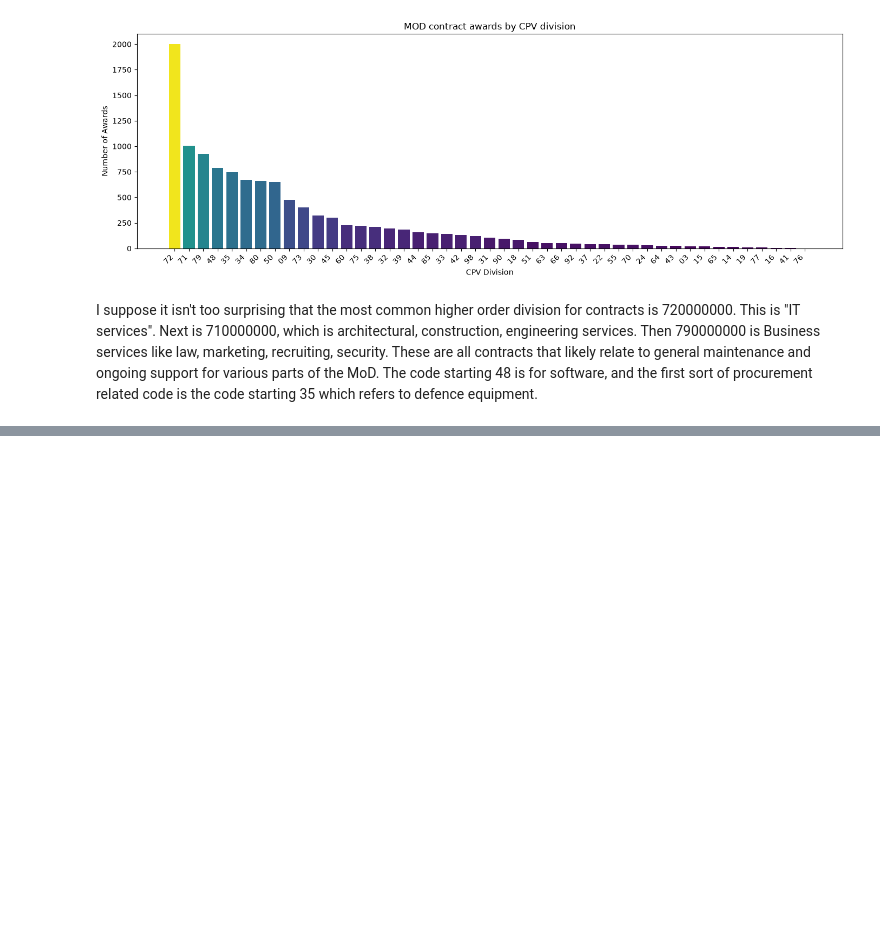
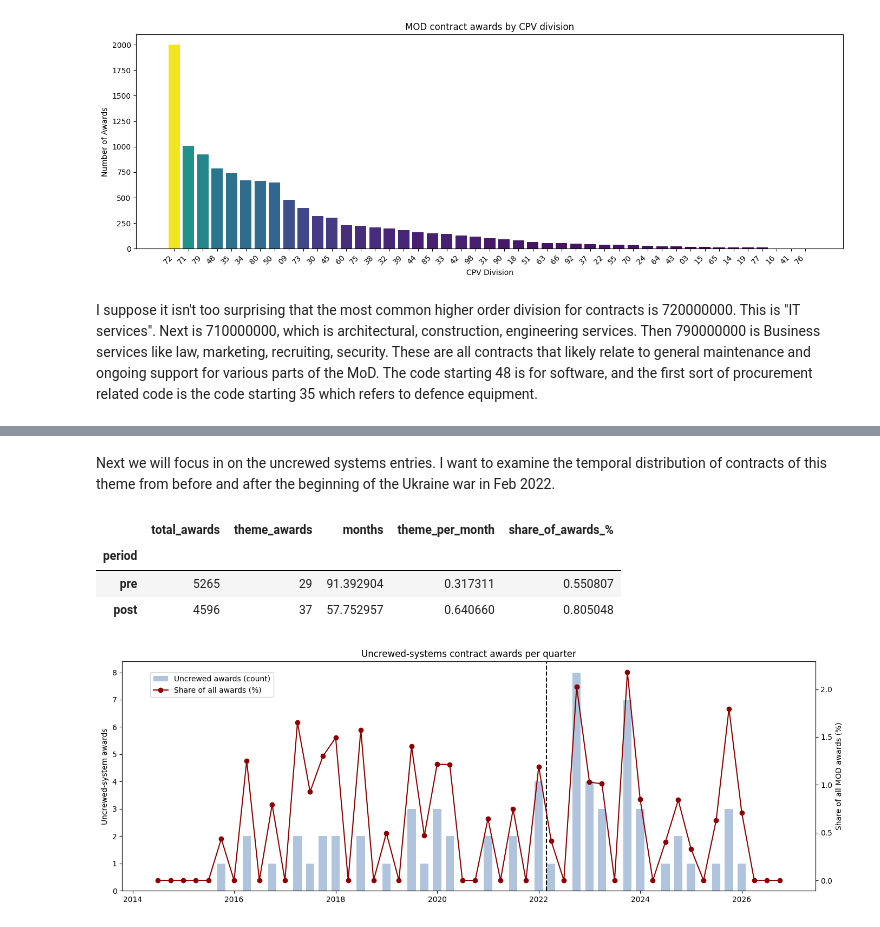
Before and after one commit to Toucanz/mod_contracts_analysis, a Jupyter notebook: contracts_notebook.ipynb, the cells around one changed output, grey strips where cells are left out. Saved outputs shown, nothing was run; the diff lists cells and outputs as text; code cells hidden in the pictures; blank space fills up the shorter version.

Commit message:
continuing with the contract analysis, looking at categories and keyword groupings

```diff
--- a/contracts_notebook.ipynb
+++ b/contracts_notebook.ipynb
@@ -403,0 +578,45 @@ n unique suppliers: 5823
+# %% [markdown]
+Next we will focus in on the uncrewed systems entries. I want to examine the temporal distribution of contracts of this theme from before and after the beginning of the Ukraine war in Feb 2022.
+# %%
+WAR_START = pd.Timestamp("2022-02-24")
+theme = "uncrewed_systems"
+
+df = base[base["awarded_date"].notna()].copy()
+df["period"] = np.where(df["awarded_date"] < WAR_START, "pre", "post")
+
+months = {
+    "pre":  (WAR_START - df["awarded_date"].min()).days / 30.44,
+    "post": (df["awarded_date"].max() - WAR_START).days / 30.44,
+}
+
+summary = df.groupby("period").agg(
+    total_awards=(theme, "size"),
+    theme_awards=(theme, "sum"),
+)
+summary["months"] = summary.index.map(months)
+summary["theme_per_month"] = summary["theme_awards"] / summary["months"]
+summary["share_of_awards_%"] = summary["theme_awards"] / summary["total_awards"] * 100
+summary.loc[["pre", "post"]]
+# %% [output]
+|  | total_awards | theme_awards | months | theme_per_month | share_of_awards_% |
+| period |  |  |  |  |  |
+| pre | 5265 | 29 | 91.392904 | 0.317311 | 0.550807 |
+| post | 4596 | 37 | 57.752957 | 0.640660 | 0.805048 |
+# %%
+df["quarter"] = df["awarded_date"].dt.to_period("Q").dt.to_timestamp()
+quarterly = df.groupby("quarter").agg(total=(theme, "size"), tagged=(theme, "sum"))
+quarterly["share_%"] = quarterly["tagged"] / quarterly["total"] * 100
+
+fig, ax1 = plt.subplots(figsize=(14, 5))
+ax1.bar(quarterly.index, quarterly["tagged"], width=60, color="lightsteelblue", label="Uncrewed awards (count)")
+ax2 = ax1.twinx()
+ax2.plot(quarterly.index, quarterly["share_%"], color="darkred", marker="o", label="Share of all awards (%)")
+ax1.axvline(WAR_START, color="black", linestyle="--")
+ax1.set_ylabel("Uncrewed-system awards")
+ax2.set_ylabel("Share of all MOD awards (%)")
+ax1.set_title("Uncrewed-systems contract awards per quarter")
+fig.legend(loc="upper left", bbox_to_anchor=(0.07, 0.9))
+plt.tight_layout()
+plt.show()
+# %% [output]
+[figure, added]
```
Also changed, not shown: parts of 17 cells of this notebook, 9 other files.
